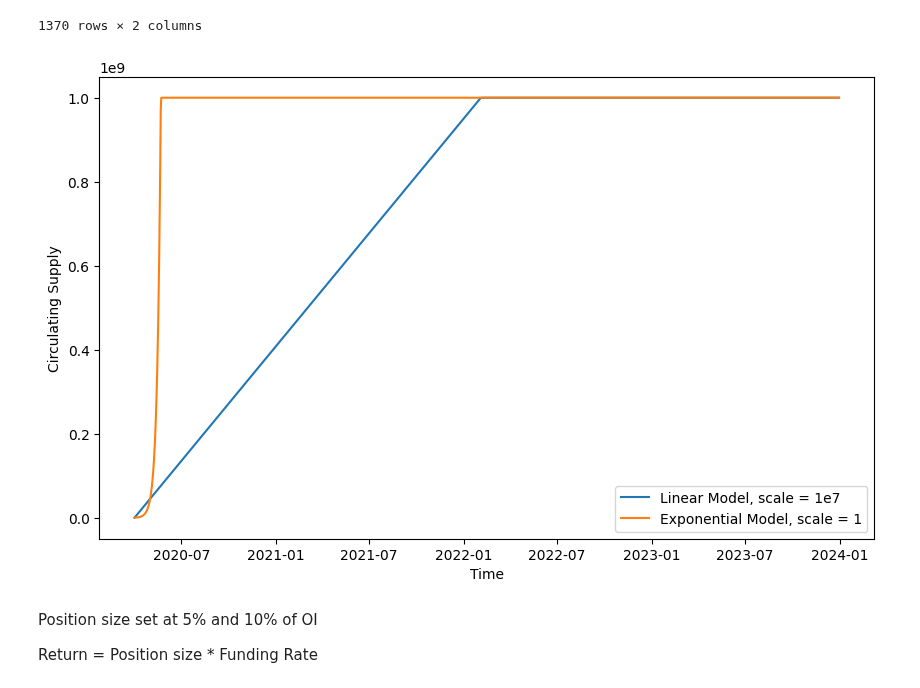
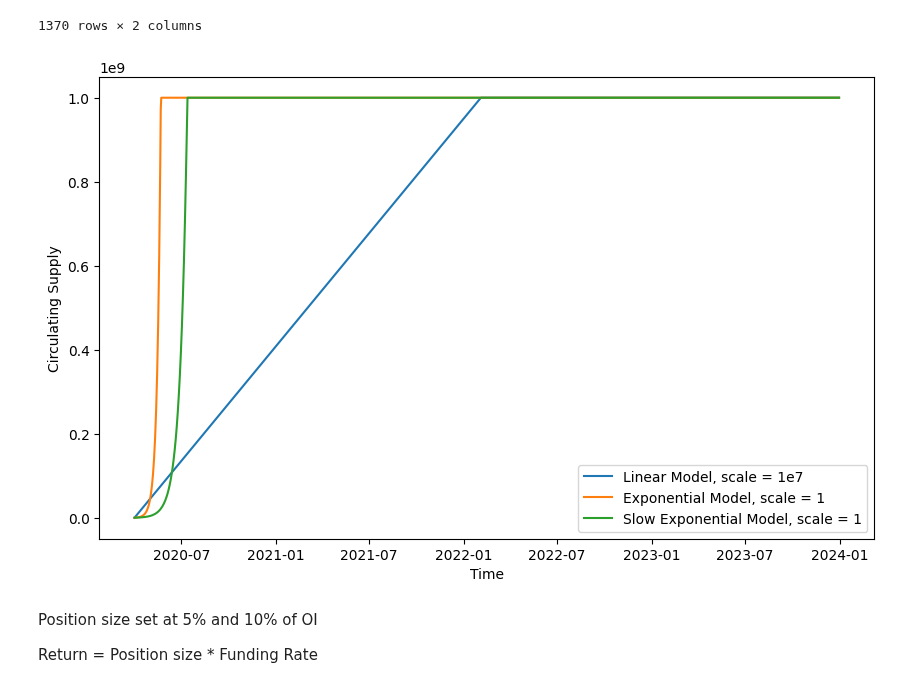
Before and after one commit to immortal16/OpenDeltaDeliverables, a Jupyter notebook: 2_1_modelling.ipynb, the cells around one changed output. Saved outputs shown, nothing was run; the diff lists cells and outputs as text; code cells hidden in the pictures.

Commit message:
added slow exp model

```diff
--- a/2_1_modelling.ipynb
+++ b/2_1_modelling.ipynb
@@ -25,27 +25,33 @@ initial_supply = 5e5
 # %%
 import numpy as np
 import matplotlib.pyplot as plt
 
 def linear_model(x, scale):
     values = initial_supply + scale * slope * x
     return np.where(values < 1e9, values, 1e9)
 
 def exponential_model(x, scale):
     values = initial_supply * np.exp(slope * scale * x)
     return np.where(values < 1e9, values, 1e9)
 
+def slow_exponential_model(x, scale):
+    values = initial_supply * np.exp(0.074 * scale * x)
+    return np.where(values < 1e9, values, 1e9)
+
 linear_supply = linear_model(np.arange(0, 1370, 1), 1e7)
 exponential_supply = exponential_model(np.arange(0, 1370, 1), 1)
+slow_exponential_supply = slow_exponential_model(np.arange(0, 1370, 1), 1)
 
 plt.figure(figsize=(10, 6))
 plt.plot(data.index, linear_supply, label='Linear Model, scale = 1e7')
 plt.plot(data.index, exponential_supply, label='Exponential Model, scale = 1')
+plt.plot(data.index, slow_exponential_supply, label='Slow Exponential Model, scale = 1')
 plt.legend()
 plt.xlabel('Time')
 plt.ylabel('Circulating Supply')
 plt.show()
 # %% [output]
-[figure, old version]
+[figure, new version]
 # %% [markdown]
 Position size set at 5% and 10% of OI
 
```
